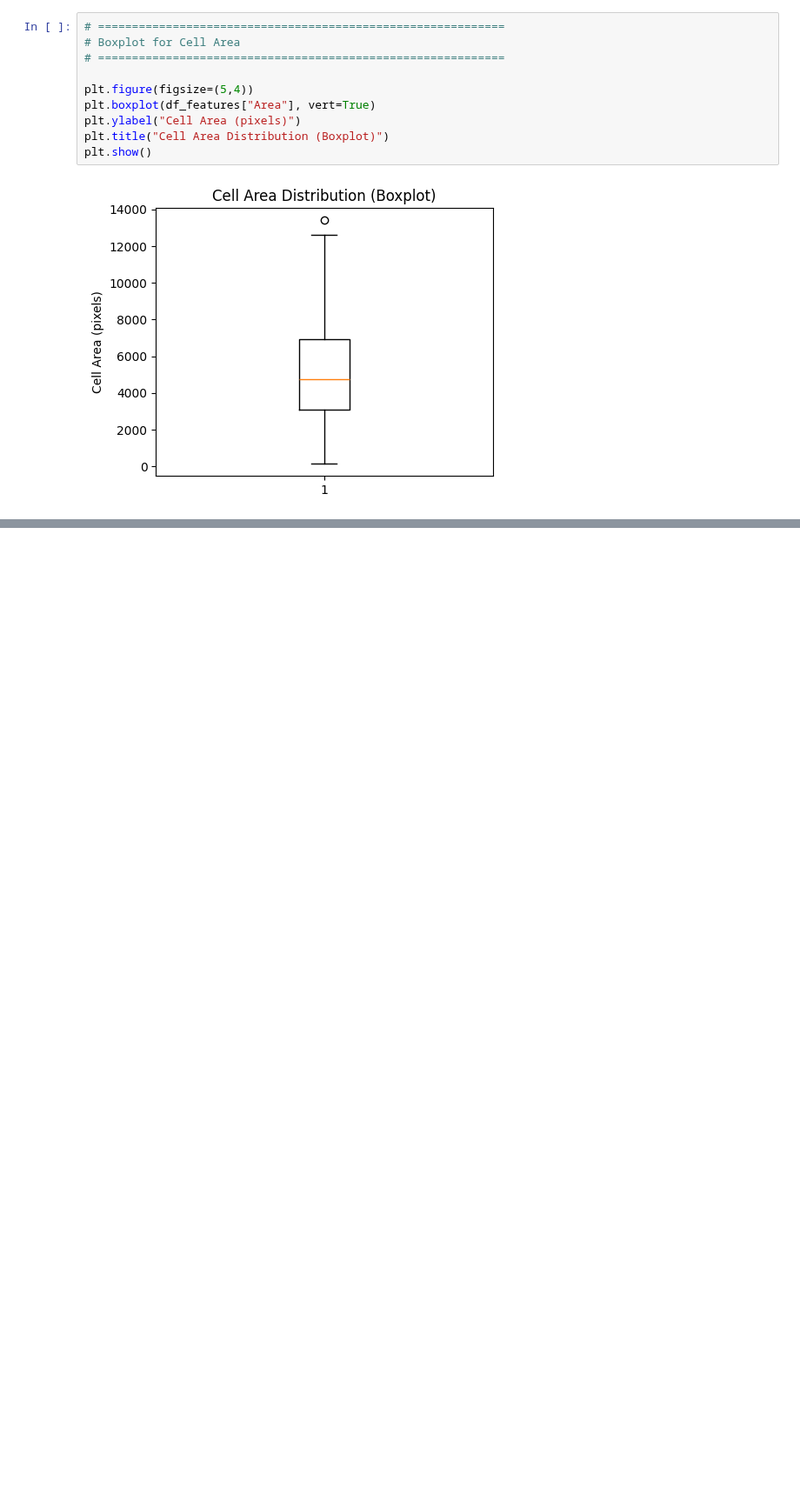
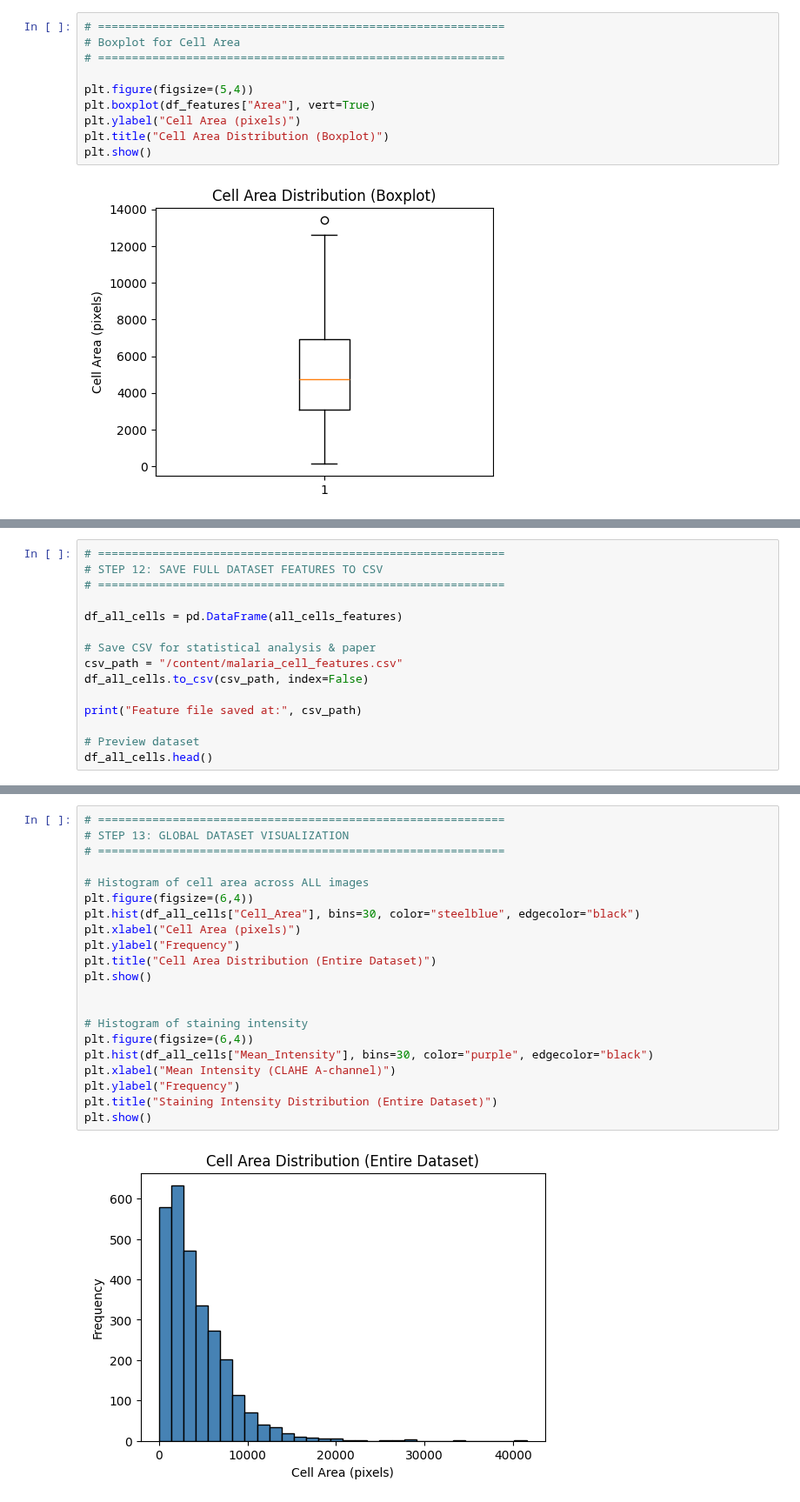
Before and after one commit to tithishah21/malaria-image-segmentation, a Jupyter notebook: Microscopic_Counting_and_Classification.ipynb, the cells around one changed output, grey strips where cells are left out. Shown at 87% size. Drawn from its saved outputs; the diff is of its cells as text; blank space fills up the shorter version.

```diff
--- a/Microscopic_Counting_and_Classification.ipynb
+++ b/Microscopic_Counting_and_Classification.ipynb
@@ -537,0 +711,15 @@ plt.show()
+# %%
+# ============================================================
+# STEP 12: SAVE FULL DATASET FEATURES TO CSV
+# ============================================================
+
+df_all_cells = pd.DataFrame(all_cells_features)
+
+# Save CSV for statistical analysis & paper
+csv_path = "/content/malaria_cell_features.csv"
+df_all_cells.to_csv(csv_path, index=False)
+
+print("Feature file saved at:", csv_path)
+
+# Preview dataset
+df_all_cells.head()
@@ -537,0 +734,23 @@ plt.show()
+# %%
+# ============================================================
+# STEP 13: GLOBAL DATASET VISUALIZATION
+# ============================================================
+
+# Histogram of cell area across ALL images
+plt.figure(figsize=(6,4))
+plt.hist(df_all_cells["Cell_Area"], bins=30, color="steelblue", edgecolor="black")
+plt.xlabel("Cell Area (pixels)")
+plt.ylabel("Frequency")
+plt.title("Cell Area Distribution (Entire Dataset)")
+plt.show()
+
+
+# Histogram of staining intensity
+plt.figure(figsize=(6,4))
+plt.hist(df_all_cells["Mean_Intensity"], bins=30, color="purple", edgecolor="black")
+plt.xlabel("Mean Intensity (CLAHE A-channel)")
+plt.ylabel("Frequency")
+plt.title("Staining Intensity Distribution (Entire Dataset)")
+plt.show()
+# %% [output]
+[figure, added]
```
Also changed, not shown: parts of 10 cells of this notebook.
